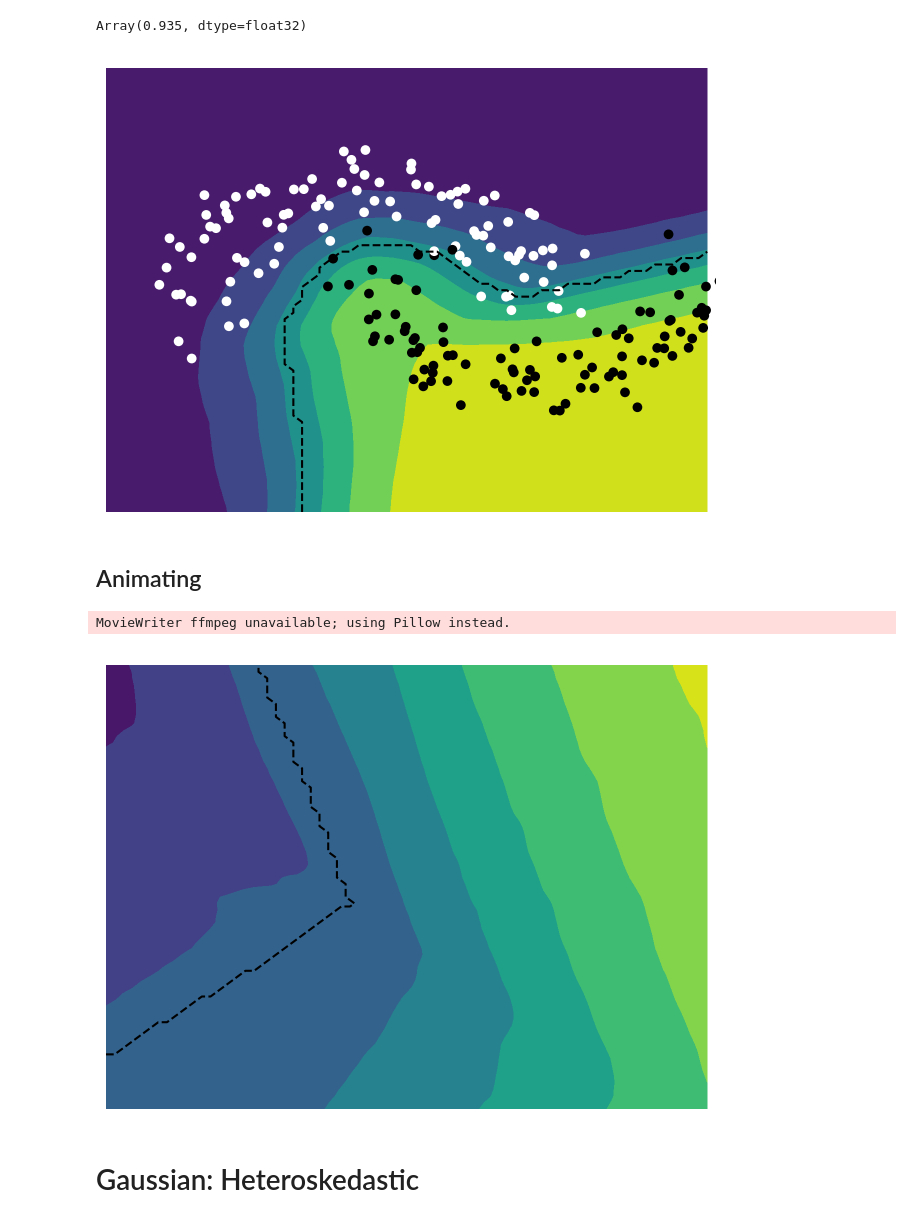
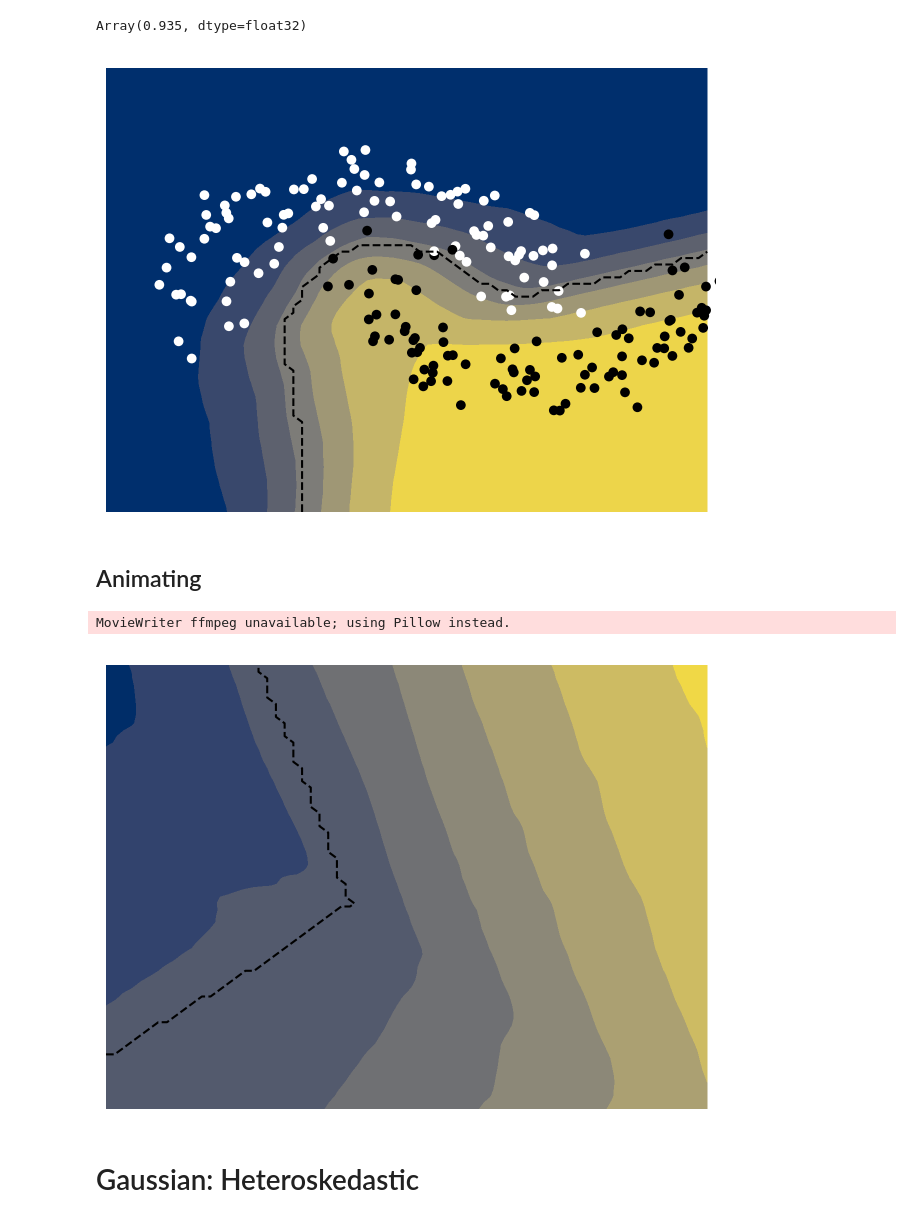
Before and after one commit to gerdm/bayes, a Jupyter notebook: exponential-families-ekf.ipynb, the cells around one changed output. Cells and saved outputs as stored; diff of their text form; code cells hidden in the pictures.

```diff
--- a/exponential-families-ekf.ipynb
+++ b/exponential-families-ekf.ipynb
@@ -57,11 +53,6 @@ class MLP(nn.Module):
 
 model = MLP()
 params = model.init(key, X)
-params, rfn = ravel_pytree(params)
-nparams = len(params)
-
-def applyfn(params, x):
-    return model.apply(rfn(params), x)
 # %%
 @jax.jit
 def log_partition(eta):
@@ -72,17 +63,12 @@ def suff_stat(y):
     return y
 
 
-@jax.jit
-def mean(eta):
-    return jax.grad(log_partition)(eta)
+agent = ekf.ExpfamExtendedKalmanFilter(
+    model.apply,
+    log_partition,
+    suff_stat,
+    dynamics_covariance=0.0
+)
 
-
-@jax.jit
-def covariance(eta):
-    return jax.hessian(log_partition)(eta).squeeze()
-
-
-@jax.jit
-def linkfn(params, x):
-    eta = applyfn(params, x)
-    return eta
+bel_init = agent.init_bel(params, cov=2.0)
+bel, bel_hist = agent.scan(bel_init, X, y)
@@ -120,8 +75,5 @@ def step(bel, xs):
-# %%
-D = (X, y)
-bel, bel_hist = jax.lax.scan(step, bel_init, D)
 # %%
-eta = linkfn(bel.mean, X)
+eta = agent.apply_fn(bel.mean, X)
 yhat = jax.nn.sigmoid(eta) > 0.5
 # %%
 (y == yhat.squeeze()).mean()
@@ -134,14 +82,20 @@ Xeval = einops.rearrange(XX, "d x y -> x y d")
 # %%
-Z = np.array(applyfn(bel.mean, Xeval).squeeze())
-plt.contourf(*XX, mean(Z))
-plt.contour(*XX, mean(Z) > 0.5, colors="black", linestyles="--")
+XX = np.mgrid[-1.5:2:0.05, -1.5:2:0.05]
+
+Xeval = einops.rearrange(XX, "d x y -> x y d")
+
+Z = agent.apply_fn(bel.mean, Xeval).squeeze()
+mean_Z = agent.mean(Z)
+
+plt.contourf(*XX, mean_Z, cmap="cividis")
+plt.contour(*XX, mean_Z > 0.5, colors="black", linestyles="--")
 plt.scatter(*np.array(X).T, c=y, cmap="bone_r")
 plt.ylim(-1.5, 2)
 plt.xlim(-1.5, 2)
 plt.axis("off")
 plt.tight_layout()
 # %% [output]
-[figure, old version]
+[figure, new version]
 # %% [markdown]
 ## Animating
 # %%
@@ -150,9 +104,10 @@ fig, ax = plt.subplots()
 def anim(t):
     ax.cla()
     bel = jax.tree_map(lambda x: x[t], bel_hist)
-    Z = np.array(applyfn(bel.mean, Xeval).squeeze())
-    plt.contourf(*XX, mean(Z))
-    plt.contour(*XX, mean(Z) > 0.5, colors="black", linestyles="--")
+    Z = np.array(agent.apply_fn(bel.mean, Xeval).squeeze())
+    mean_Z = agent.mean(Z)
+    plt.contourf(*XX, mean_Z, cmap="cividis")
+    plt.contour(*XX, mean_Z > 0.5, colors="black", linestyles="--")
     plt.scatter(*np.array(X)[:t].T, c=y[:t], cmap="bone_r")
     plt.ylim(-1.5, 2)
     plt.xlim(-1.5, 2)
@@ -164,7 +119,7 @@ animation = FuncAnimation(fig, anim, frames=frames)
 animation.save("bern-ekf.gif", fps=20)
 # %% [output]
 MovieWriter ffmpeg unavailable; using Pillow instead.
-[figure, old version]
+[figure, new version]
 # %% [markdown]
 # Gaussian: Heteroskedastic
 # %% [markdown]
```
Also changed, not shown: parts of 21 cells of this notebook.
